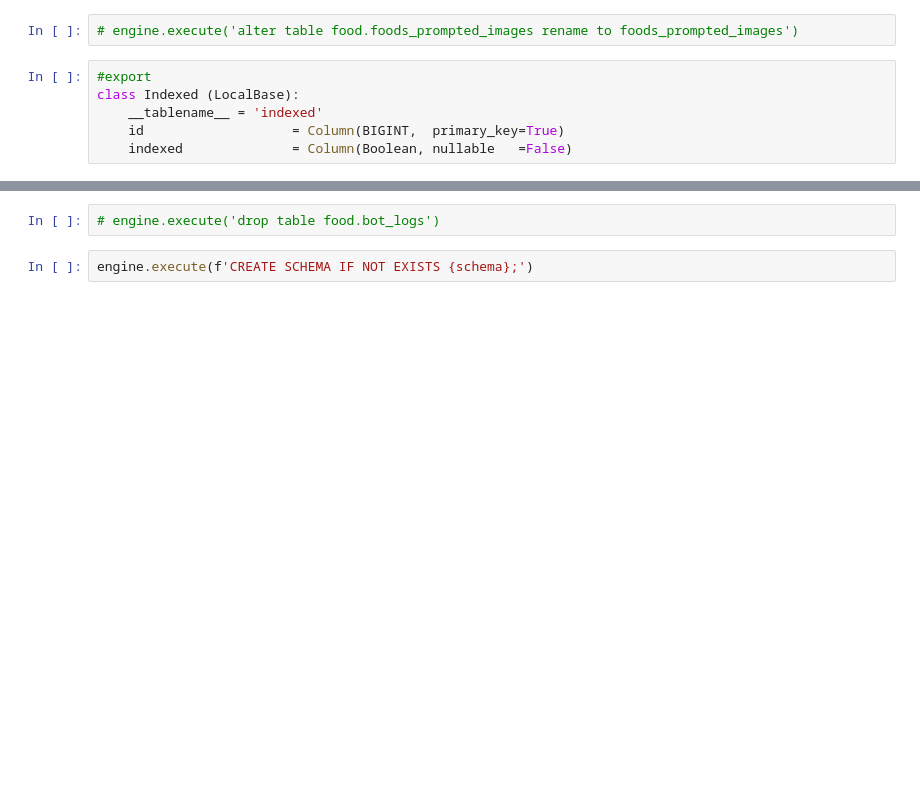
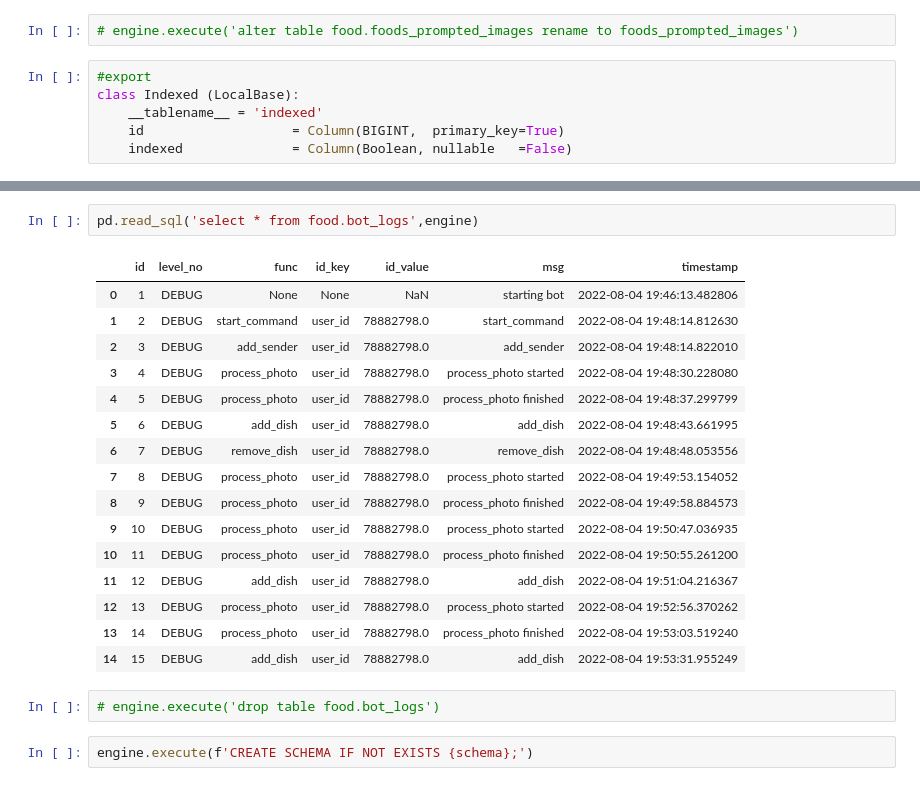
Before and after one commit to DmitriyG228/food, a Jupyter notebook: 00_nbs/00_psql.ipynb, the cells around one changed output, grey strips where cells are left out. Drawn from its saved outputs; the diff is of its cells as text; blank space fills up the shorter version.

```diff
--- a/00_nbs/00_psql.ipynb
+++ b/00_nbs/00_psql.ipynb
@@ -219,3 +213,22 @@ class Logs (LocalBase):
+# %%
+pd.read_sql('select * from food.bot_logs',engine)
+# %% [output]
+|  | id | level_no | func | id_key | id_value | msg | timestamp |
+| 0 | 1 | DEBUG | None | None | NaN | starting bot | 2022-08-04 19:46:13.482806 |
+| 1 | 2 | DEBUG | start_command | user_id | 78882798.0 | start_command | 2022-08-04 19:48:14.812630 |
+| 2 | 3 | DEBUG | add_sender | user_id | 78882798.0 | add_sender | 2022-08-04 19:48:14.822010 |
+| 3 | 4 | DEBUG | process_photo | user_id | 78882798.0 | process_photo started | 2022-08-04 19:48:30.228080 |
+| 4 | 5 | DEBUG | process_photo | user_id | 78882798.0 | process_photo finished | 2022-08-04 19:48:37.299799 |
+| 5 | 6 | DEBUG | add_dish | user_id | 78882798.0 | add_dish | 2022-08-04 19:48:43.661995 |
+| 6 | 7 | DEBUG | remove_dish | user_id | 78882798.0 | remove_dish | 2022-08-04 19:48:48.053556 |
+| 7 | 8 | DEBUG | process_photo | user_id | 78882798.0 | process_photo started | 2022-08-04 19:49:53.154052 |
+| 8 | 9 | DEBUG | process_photo | user_id | 78882798.0 | process_photo finished | 2022-08-04 19:49:58.884573 |
+| 9 | 10 | DEBUG | process_photo | user_id | 78882798.0 | process_photo started | 2022-08-04 19:50:47.036935 |
+| 10 | 11 | DEBUG | process_photo | user_id | 78882798.0 | process_photo finished | 2022-08-04 19:50:55.261200 |
+| 11 | 12 | DEBUG | add_dish | user_id | 78882798.0 | add_dish | 2022-08-04 19:51:04.216367 |
+| 12 | 13 | DEBUG | process_photo | user_id | 78882798.0 | process_photo started | 2022-08-04 19:52:56.370262 |
+| 13 | 14 | DEBUG | process_photo | user_id | 78882798.0 | process_photo finished | 2022-08-04 19:53:03.519240 |
+| 14 | 15 | DEBUG | add_dish | user_id | 78882798.0 | add_dish | 2022-08-04 19:53:31.955249 |
 # %%
 # engine.execute('drop table food.bot_logs')
 # %%
```
Also changed, not shown: parts of 12 cells of this notebook, 8 other files.
